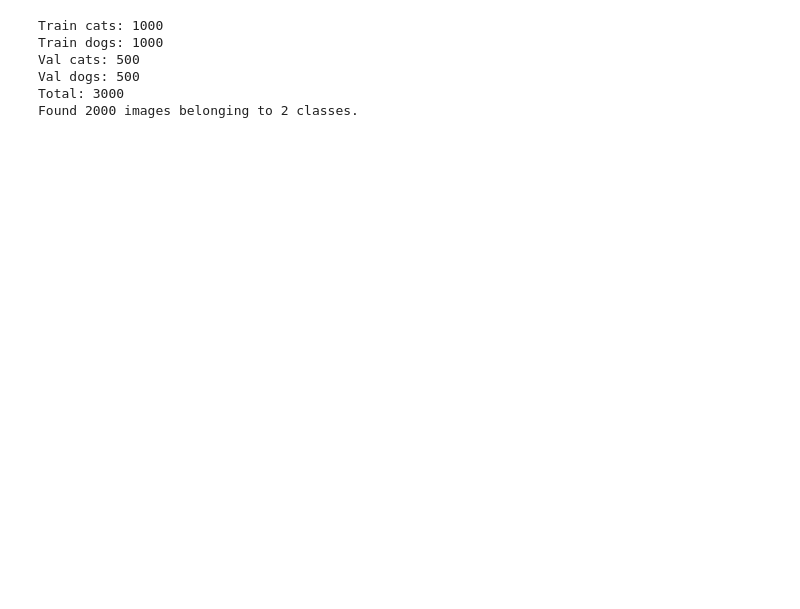
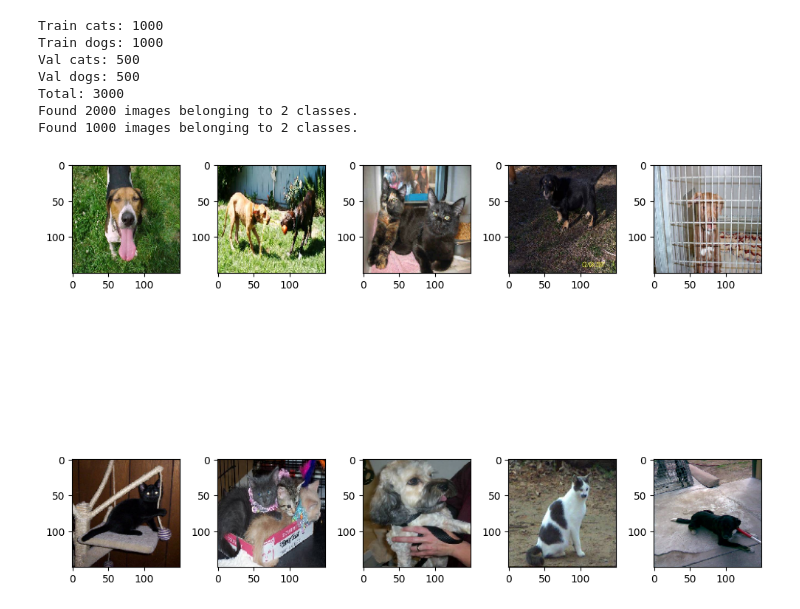
Before and after one commit to ClarkeD126/TF-Certification-Udacity-2022-Course, a Jupyter notebook: Dogs v. Cats.ipynb, the cells around one changed output. Saved outputs shown, nothing was run; the diff lists cells and outputs as text; code cells hidden in the pictures; blank space fills up the shorter version.

Commit message:
'Dogs and Cats CNN added, fixed formatting on Making own data and Celsius to Fahrenheit.'

```diff
--- a/Dogs v. Cats.ipynb
+++ b/Dogs v. Cats.ipynb
@@ -26,34 +26,102 @@ num_dogs_train = len(os.listdir(train_dogs_dir))
 num_val_cats = len(os.listdir(validation_cats_dir))
 num_val_dogs = len(os.listdir(validation_dogs_dir))
 
+total_train = num_cats_train + num_dogs_train
+total_val = num_val_cats + num_val_dogs
+
 print("Train cats: {} \nTrain dogs: {}".format(num_cats_train, num_dogs_train))
 print("Val cats: {} \nVal dogs: {}".format(num_val_cats, num_val_dogs))
 print("Total: {}".format(num_cats_train+num_dogs_train+num_val_cats+num_val_dogs))
 
 
 BATCH_SIZE = 100
 IMG_SHAPE = 150
 
 train_data_gen = ImageDataGenerator(rescale=1./255)
 val_data_gen = ImageDataGenerator(rescale=1./255)
 
 train_data_gen = train_data_gen.flow_from_directory(
     batch_size=BATCH_SIZE,
     directory=train_dir,
+    shuffle=True,
     target_size=(IMG_SHAPE, IMG_SHAPE),
     class_mode='binary'
 )
 
-train_data_gen = train_data_gen.flow_from_directory(
+val_data_gen = val_data_gen.flow_from_directory(
     batch_size=BATCH_SIZE,
-    directory=train_dir,
+    directory=validation_dir,
+    shuffle=False,
     target_size=(IMG_SHAPE, IMG_SHAPE),
     class_mode='binary'
 )
+
+sample_training_images, _ = next(train_data_gen)
+
+def Plot_Images(images_arr):
+    fig, axes = plt.subplots(2, 5, figsize=(10,10))
+    axes = axes.flatten()
+    for img, ax in zip(images_arr, axes):
+        ax.imshow(img)
+    plt.tight_layout()
+    plt.show()
+Plot_Images(sample_training_images[:10])
+
+model = tf.keras.Sequential([
+    tf.keras.layers.Conv2D(32, (3,3), activation='relu', input_shape=(150,150,3)),
+    tf.keras.layers.MaxPool2D(2,2),
+
+    tf.keras.layers.Conv2D(64, (3,3), activation='relu'),
+    tf.keras.layers.MaxPool2D(2,2),
+
+    tf.keras.layers.Conv2D(128, (3,3), activation='relu'),
+    tf.keras.layers.MaxPool2D(2,2),
+
+    tf.keras.layers.Conv2D(128, (3,3), activation='relu'),
+    tf.keras.layers.MaxPool2D(2,2),
+
+    tf.keras.layers.Flatten(),
+    tf.keras.layers.Dense(512, activation='relu'),
+    tf.keras.layers.Dense(2)
+])
+model.compile(optimizer=tf.keras.optimizers.Adam(),
+    loss=tf.keras.losses.SparseCategoricalCrossentropy(from_logits=True),
+    metrics=['accuracy']
+)
+model.summary()
+
+
+EPOCHS=100
+history = model.fit_generator(
+    train_data_gen,
+    steps_per_epoch=int(np.ceil(total_train / float(BATCH_SIZE))),
+    epochs=EPOCHS,
+    validation_data=val_data_gen,
+    validation_steps=int(np.ceil(total_val / float(BATCH_SIZE)))
+)
+
+acc = history.history['accuracy']
+val_acc = history.history['val_accuracy']
+
+loss = history.history['loss']
+val_loss = history.history['val_loss']
+
+epochs_range = range(EPOCHS)
+
+plt.figure(figsize=(8,8))
+plt.subplot(1,2,1)
+
+plt.plot(epochs_range, acc, label='Training Accuracy')
+plt.plot(epochs_range, val_acc, label='Validation Accuracy')
+plt.legend(loc='upper right')
+plt.title('Training and Validation Loss')
+plt.show()
 # %% [output]
 Train cats: 1000
 Train dogs: 1000
 Val cats: 500
 Val dogs: 500
 Total: 3000
 Found 2000 images belonging to 2 classes.
+Found 1000 images belonging to 2 classes.
+[figure, added]
```
Also changed, not shown: parts of 1 cell of this notebook, 2 other files.
